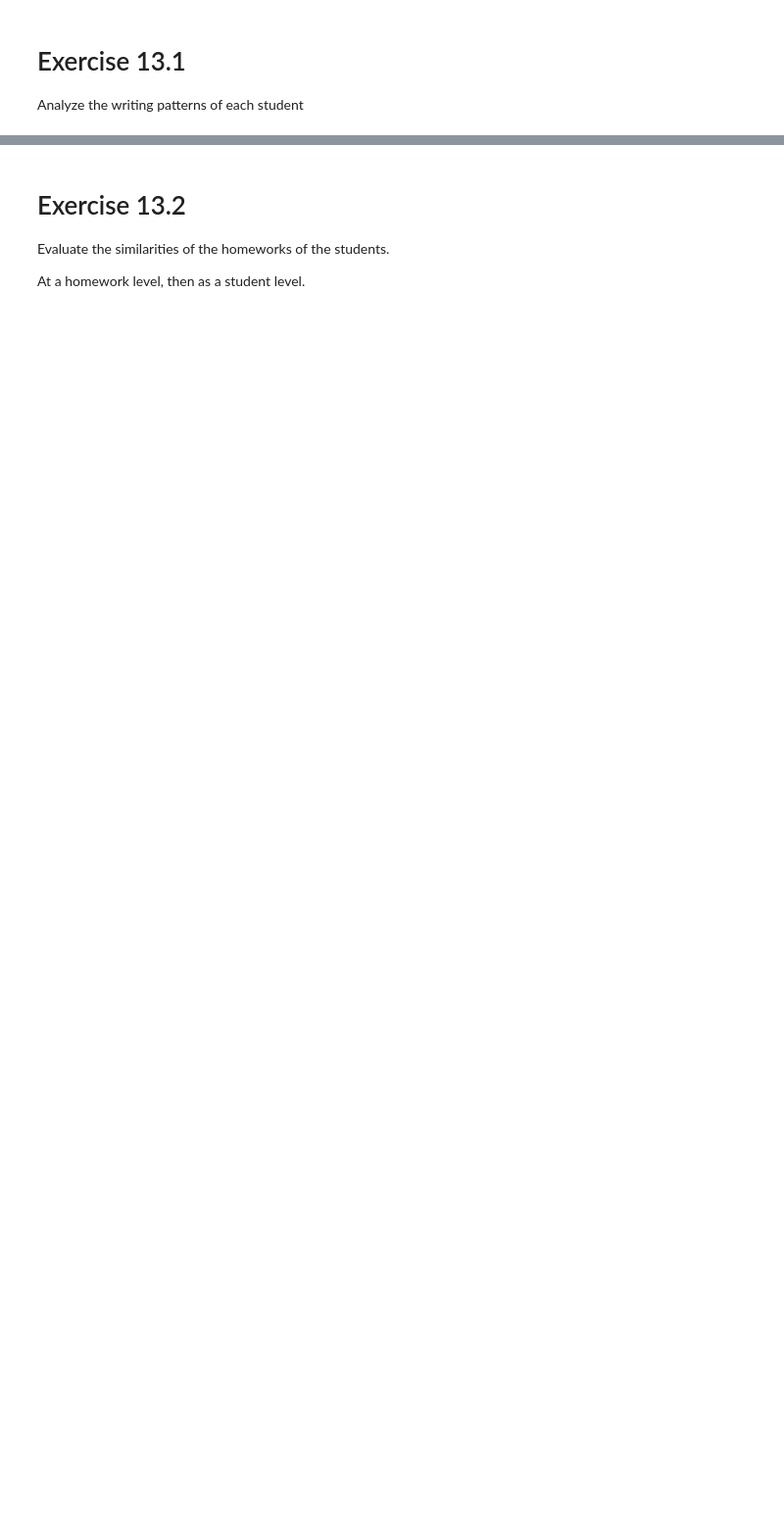
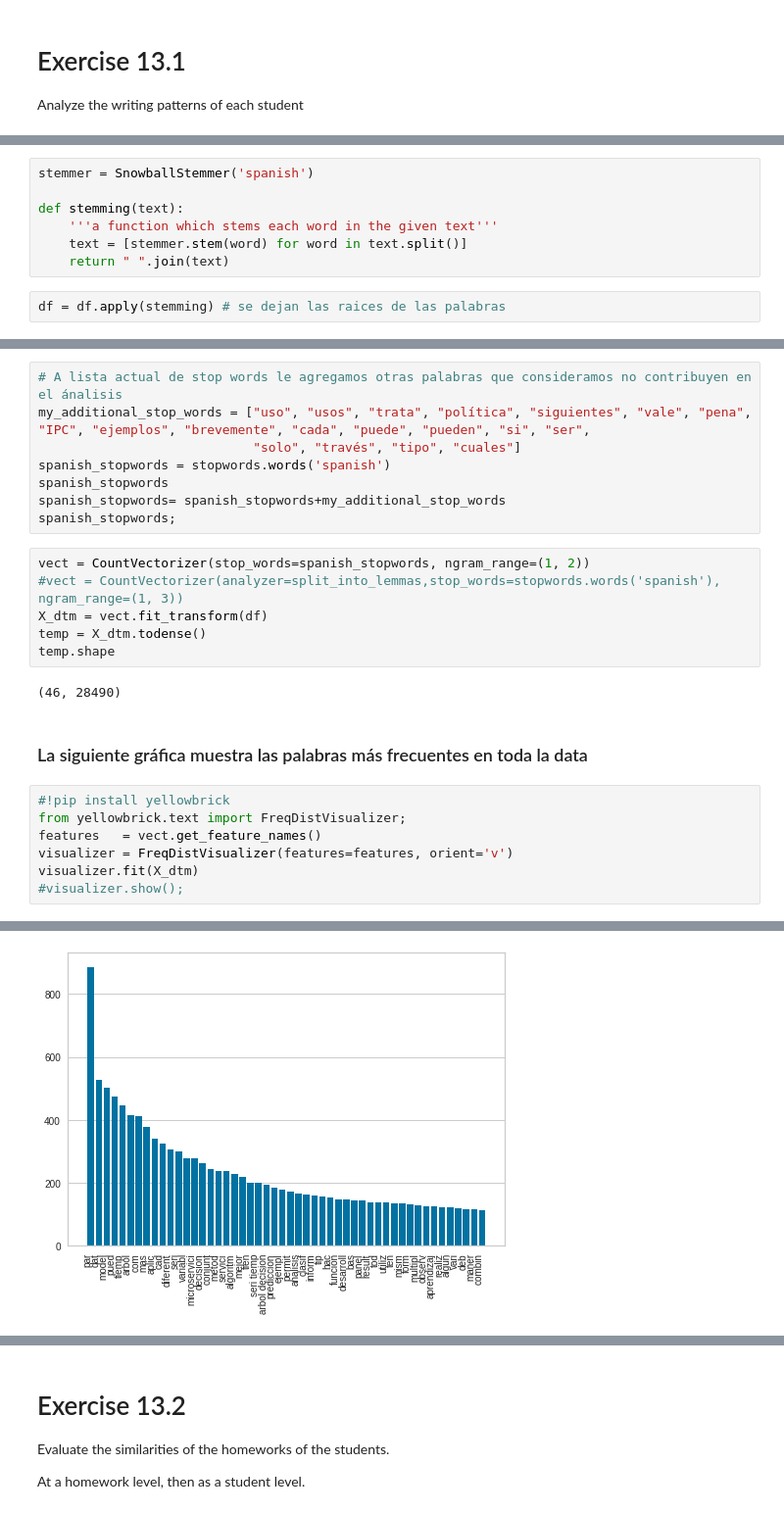
Before and after one commit to NecesitoUnNick/S3, a Jupyter notebook: E13-ClassHomeworksAnalysis.ipynb, the cells around one changed output, grey strips where cells are left out. Shown at 98% size. Cells and saved outputs as stored; diff of their text form; blank space fills up the shorter version.

```diff
--- a/E13-ClassHomeworksAnalysis.ipynb
+++ b/E13-ClassHomeworksAnalysis.ipynb
@@ -35,0 +154,9 @@ Analyze the writing patterns of each student
+# %%
+stemmer = SnowballStemmer('spanish')
+
+def stemming(text):
+    '''a function which stems each word in the given text'''
+    text = [stemmer.stem(word) for word in text.split()]
+    return " ".join(text)
+# %%
+df = df.apply(stemming) # se dejan las raices de las palabras
@@ -35,0 +169,26 @@ Analyze the writing patterns of each student
+# %%
+# A lista actual de stop words le agregamos otras palabras que consideramos no contribuyen en el ánalisis
+my_additional_stop_words = ["uso", "usos", "trata", "política", "siguientes", "vale", "pena", "IPC", "ejemplos", "brevemente", "cada", "puede", "pueden", "si", "ser",
+                            "solo", "través", "tipo", "cuales"]
+spanish_stopwords = stopwords.words('spanish')
+spanish_stopwords
+spanish_stopwords= spanish_stopwords+my_additional_stop_words
+spanish_stopwords;
+# %%
+vect = CountVectorizer(stop_words=spanish_stopwords, ngram_range=(1, 2))
+#vect = CountVectorizer(analyzer=split_into_lemmas,stop_words=stopwords.words('spanish'), ngram_range=(1, 3))
+X_dtm = vect.fit_transform(df)
+temp = X_dtm.todense()
+temp.shape
+# %% [output]
+(46, 28490)
+# %% [markdown]
+### La siguiente gráfica muestra las palabras más frecuentes en toda la data
+# %%
+#!pip install yellowbrick
+from yellowbrick.text import FreqDistVisualizer;
+features   = vect.get_feature_names()
+visualizer = FreqDistVisualizer(features=features, orient='v')
+visualizer.fit(X_dtm)
+#visualizer.show();
+# %% [output]
@@ -35,0 +208 @@ Analyze the writing patterns of each student
+[figure, added]
```
Also changed, not shown: parts of 55 cells of this notebook.
